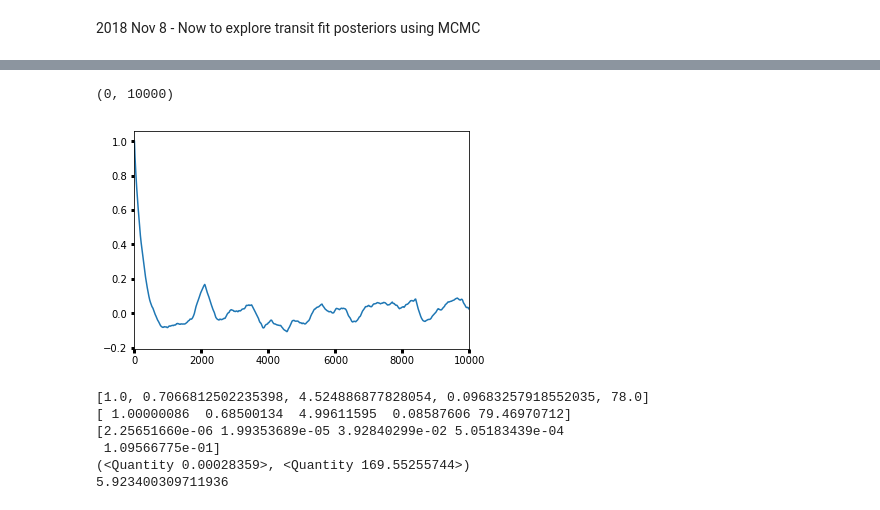
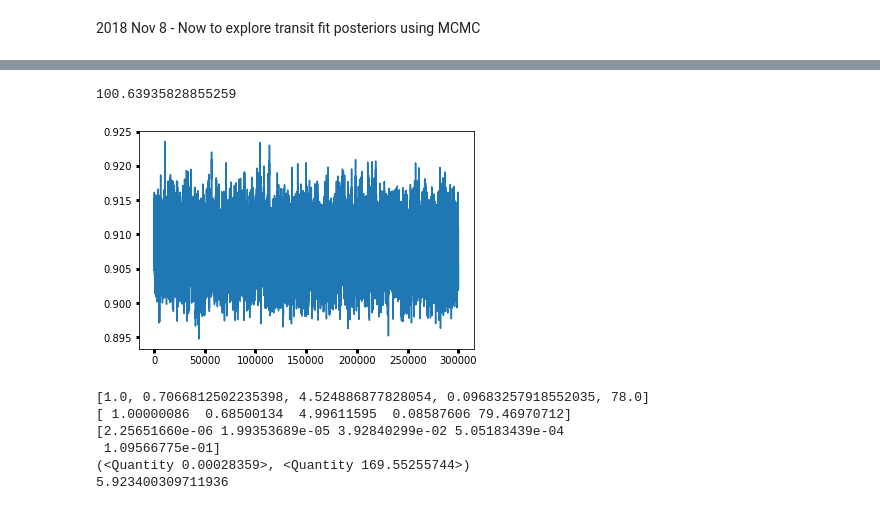
Before and after one commit to BoiseStatePlanetary/Searching-for-Variability-in-Eclipses-in-the-Kepler-Dataset, a Jupyter notebook: code/Analysis_of_Kepler76b.ipynb, the cells around one changed output, grey strips where cells are left out. Cells and saved outputs as stored; diff of their text form; code cells hidden in the pictures.

Commit message:
Completed MCMC analysis of folded transit

```diff
--- a/code/Analysis_of_Kepler76b.ipynb
+++ b/code/Analysis_of_Kepler76b.ipynb
@@ -640,7 +654,6 @@ print(new_transit_out.params.pretty_print())
 # %%
-#plt.plot(new_transit_out.flatchain['b'])
-plt.plot(function(new_transit_out.flatchain['b']))
-plt.xlim([0, 10000])
+plt.plot(new_transit_out.flatchain['b'][0:300000])
+print(integrated_time(new_transit_out.flatchain['b'][0:300000]))
 # %% [output]
-(0, 10000)
+100.63935828855259
-[figure, old version]
+[figure, new version]
```
Also changed, not shown: parts of 2 cells of this notebook.
